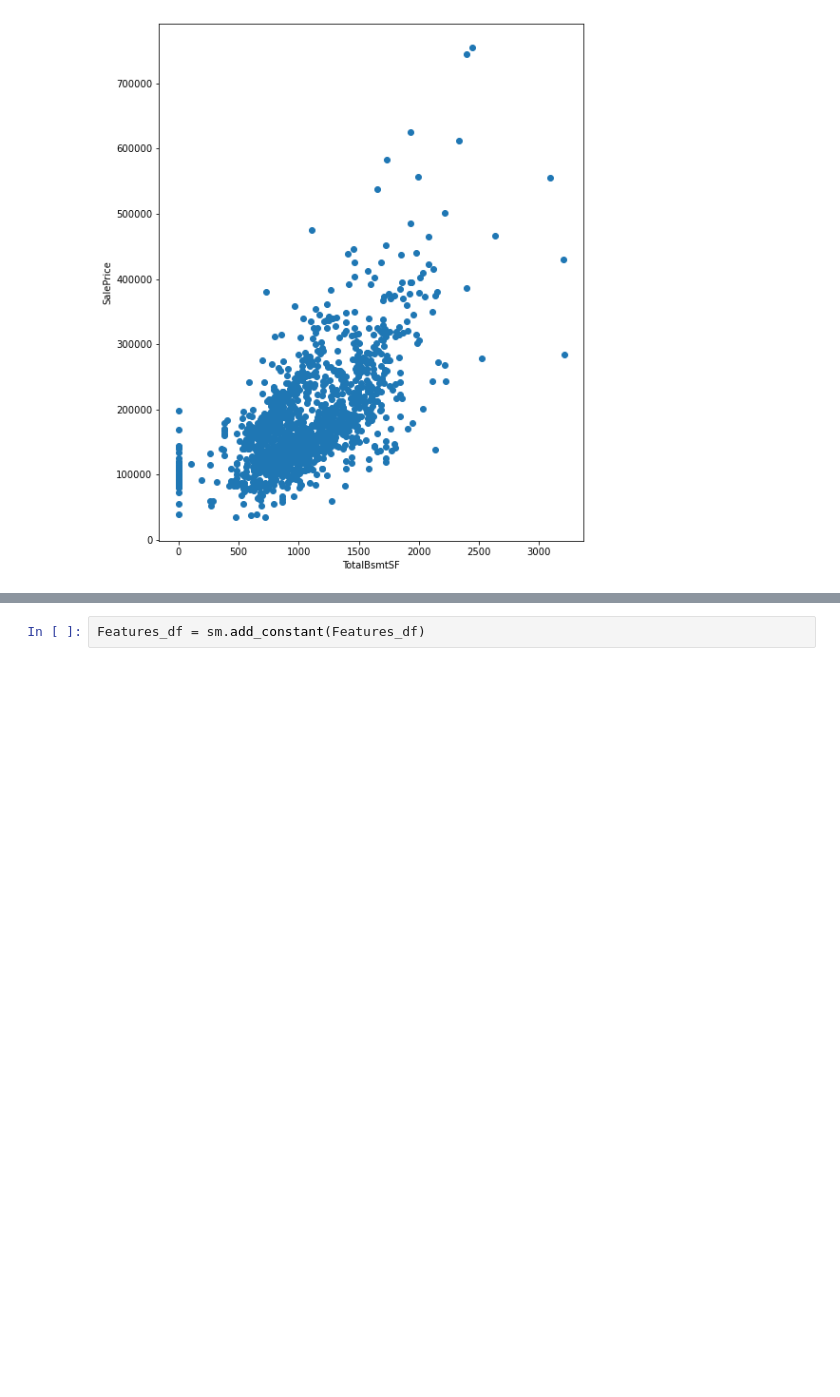
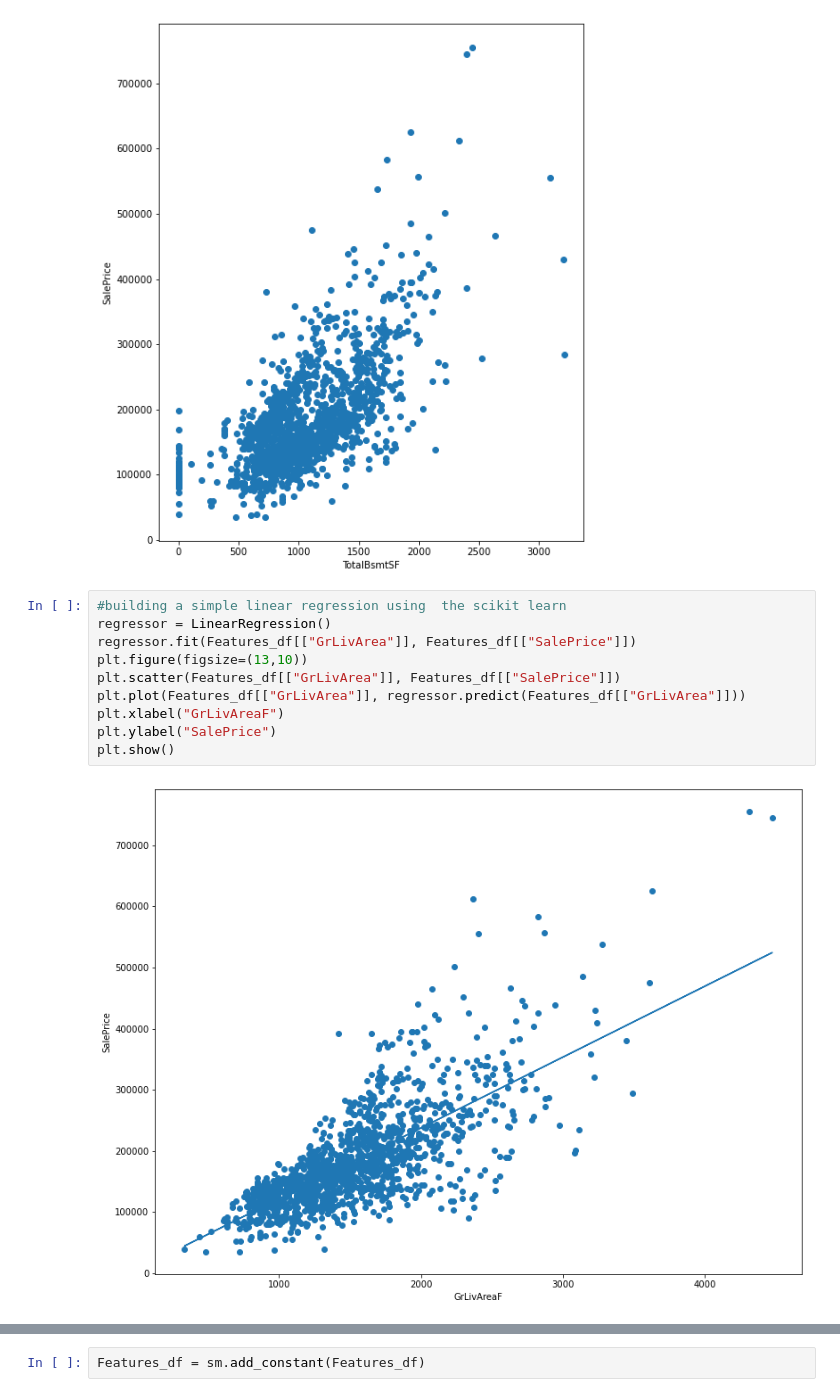
Before and after one commit to cappymayor/Housing_prices_regression, a Jupyter notebook: statistical-analysis.ipynb, the cells around one changed output, grey strips where cells are left out. Drawn from its saved outputs; the diff is of its cells as text; blank space fills up the shorter version.

Commit message:
created linear regression

```diff
--- a/statistical-analysis.ipynb
+++ b/statistical-analysis.ipynb
@@ -215,4 +215,16 @@ for v in correlated_variables:
 [figure]
 [figure]
 [figure]
+# %%
+#building a simple linear regression using  the scikit learn
+regressor = LinearRegression()
+regressor.fit(Features_df[["GrLivArea"]], Features_df[["SalePrice"]])
+plt.figure(figsize=(13,10))
+plt.scatter(Features_df[["GrLivArea"]], Features_df[["SalePrice"]])
+plt.plot(Features_df[["GrLivArea"]], regressor.predict(Features_df[["GrLivArea"]]))
+plt.xlabel("GrLivAreaF")
+plt.ylabel("SalePrice")
+plt.show()
+# %% [output]
+[figure, added]
 # %% [markdown]
```
Also changed, not shown: parts of 3 cells of this notebook, 1 other file.
